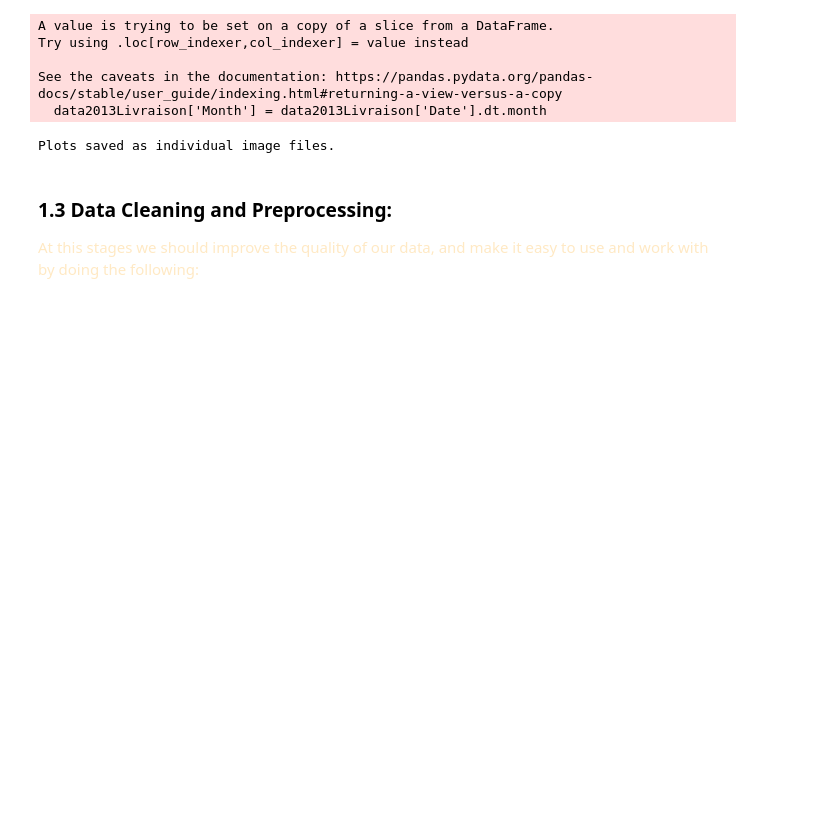
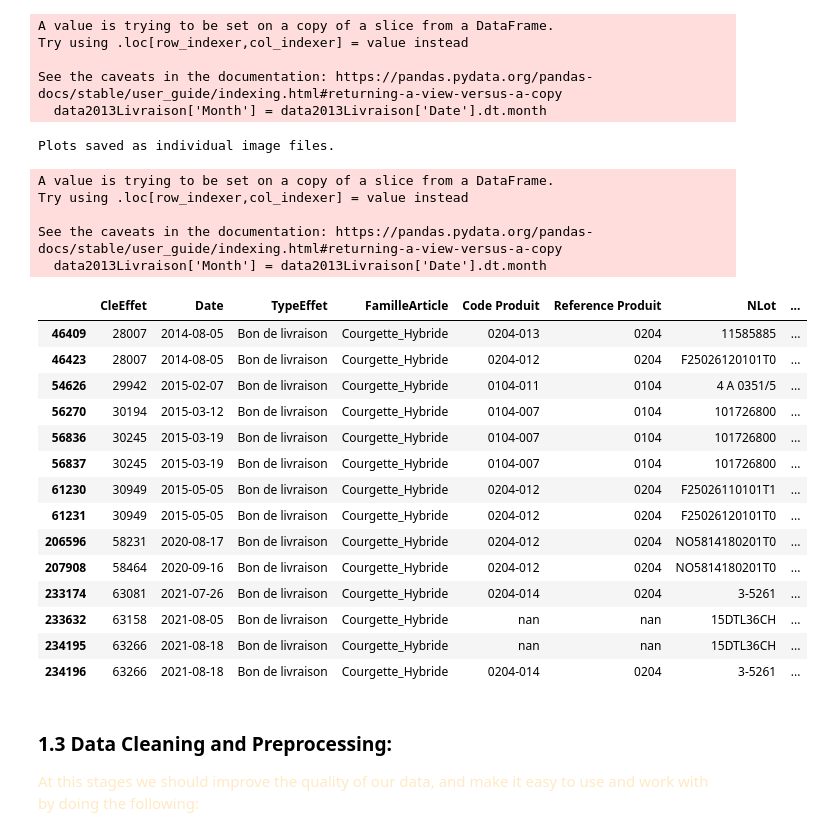
Before and after one commit to djallilou13/data_maining_project, a Jupyter notebook: project.ipynb, the cells around one changed output. Drawn from its saved outputs; the diff is of its cells as text; code cells hidden in the pictures; blank space fills up the shorter version.

```diff
--- a/project.ipynb
+++ b/project.ipynb
@@ -133,3 +203,73 @@ Plots saved as individual image files.
+# %%
+data2013Livraison = data[data['TypeEffet'] == 'Bon de livraison']
+
+
+# Extract month and year from the 'Date' column
+data2013Livraison['Month'] = data2013Livraison['Date'].dt.month
+
+# Group by 'FamilleArticle' and 'Month' and sum the 'Quantite' for each group
+grouped = data2013Livraison.groupby(['FamilleArticle', 'Month'])['DetailEffet_Marge'].sum().reset_index()
+
+
+# Define a custom function to sort the DataFrame within each group
+def sort_by_detail_marge(group):
+    return group.sort_values(by='DetailEffet_Marge', ascending=False)
+
+# Apply the custom function to each group within each month
+sorted_grouped = grouped.groupby('Month', group_keys=False).apply(sort_by_detail_marge)
+
+# Path to save PDF files
+pdf_path = 'tables'
+
+# Iterate over each month
+for month, month_group in sorted_grouped.groupby('Month'):
+    # Calculate the percentage column and round to two decimal places
+    month_group['Percentage'] = (month_group['DetailEffet_Marge'] / month_group['DetailEffet_Marge'].sum() * 100).round(2)
+
+    # Round 'DetailEffet_Marge' to two decimal places
+    month_group['DetailEffet_Marge'] = month_group['DetailEffet_Marge'].round(2)
+
+    # Create a table using matplotlib
+    fig, ax = plt.subplots()
+    ax.axis('tight')
+    ax.axis('off')
+
+    # Include 'Percentage' column in the table
+    table_data = month_group[['FamilleArticle', 'DetailEffet_Marge', 'Percentage']].values
+    col_labels = ['FamilleArticle', 'DetailEffet_Marge', 'Percentage']
+    ax.table(cellText=table_data,
+             colLabels=col_labels,
+             cellLoc='center', loc='center')
+
+    # Save the table as a PDF file
+    pdf_filename = f'{pdf_path}/table_{month}.pdf'
+    plt.savefig(pdf_filename, format='pdf', bbox_inches='tight')
+    plt.close()
+# %% [output]
+A value is trying to be set on a copy of a slice from a DataFrame.
+Try using .loc[row_indexer,col_indexer] = value instead
+
+See the caveats in the documentation: https://pandas.pydata.org/pandas-docs/stable/user_guide/indexing.html#returning-a-view-versus-a-copy
+  data2013Livraison['Month'] = data2013Livraison['Date'].dt.month
+# %%
+data2013Livraison[data2013Livraison['FamilleArticle'] == 'Courgette_Hybride']
+data2013Livraison.query('FamilleArticle == "Courgette_Hybride" and Effet_Marge < 0')
+# %% [output]
+|  | CleEffet | Date | TypeEffet | FamilleArticle | Code Produit | Reference Produit | NLot | ... |
+| 46409 | 28007 | 2014-08-05 | Bon de livraison | Courgette_Hybride | 0204-013 | 0204 | 11585885 | ... |
+| 46423 | 28007 | 2014-08-05 | Bon de livraison | Courgette_Hybride | 0204-012 | 0204 | F25026120101T0 | ... |
+| 54626 | 29942 | 2015-02-07 | Bon de livraison | Courgette_Hybride | 0104-011 | 0104 | 4 A 0351/5 | ... |
+| 56270 | 30194 | 2015-03-12 | Bon de livraison | Courgette_Hybride | 0104-007 | 0104 | 101726800 | ... |
+| 56836 | 30245 | 2015-03-19 | Bon de livraison | Courgette_Hybride | 0104-007 | 0104 | 101726800 | ... |
+| 56837 | 30245 | 2015-03-19 | Bon de livraison | Courgette_Hybride | 0104-007 | 0104 | 101726800 | ... |
+| 61230 | 30949 | 2015-05-05 | Bon de livraison | Courgette_Hybride | 0204-012 | 0204 | F25026110101T1 | ... |
+| 61231 | 30949 | 2015-05-05 | Bon de livraison | Courgette_Hybride | 0204-012 | 0204 | F25026120101T0 | ... |
+| 206596 | 58231 | 2020-08-17 | Bon de livraison | Courgette_Hybride | 0204-012 | 0204 | NO5814180201T0 | ... |
+| 207908 | 58464 | 2020-09-16 | Bon de livraison | Courgette_Hybride | 0204-012 | 0204 | NO5814180201T0 | ... |
+| 233174 | 63081 | 2021-07-26 | Bon de livraison | Courgette_Hybride | 0204-014 | 0204 | 3-5261 | ... |
+| 233632 | 63158 | 2021-08-05 | Bon de livraison | Courgette_Hybride | nan | nan | 15DTL36CH | ... |
+| 234195 | 63266 | 2021-08-18 | Bon de livraison | Courgette_Hybride | nan | nan | 15DTL36CH | ... |
+| 234196 | 63266 | 2021-08-18 | Bon de livraison | Courgette_Hybride | 0204-014 | 0204 | 3-5261 | ... |
 # %% [markdown]
 ### 1.3 Data Cleaning and Preprocessing:
 
```
Also changed, not shown: parts of 5 cells of this notebook, 43 other files.
